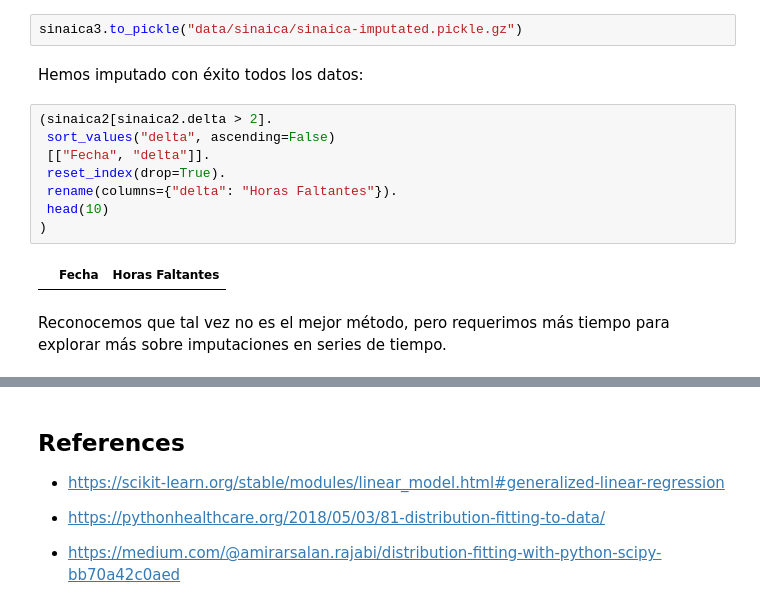
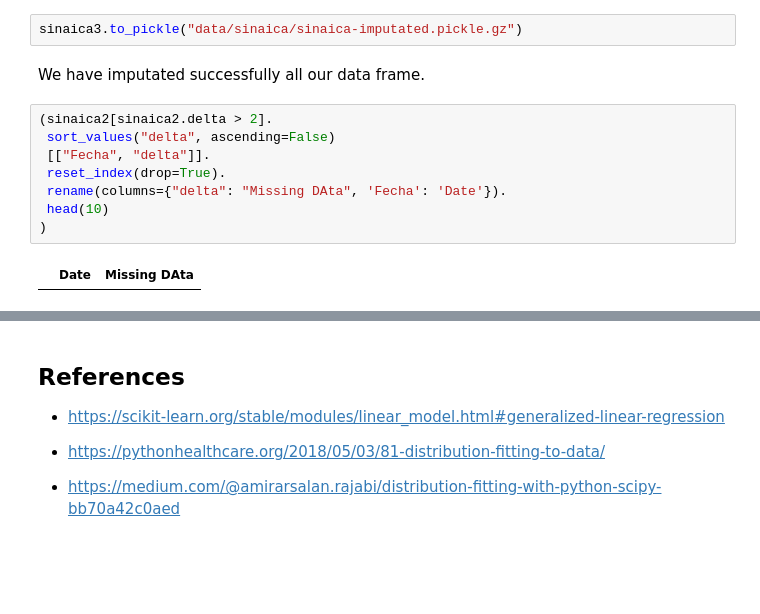
Before and after one commit to philwebsurfer/dlfinal, a Jupyter notebook: paper04_imputations_sinaica.ipynb, the cells around one changed output, grey strips where cells are left out. Drawn from its saved outputs; the diff is of its cells as text; blank space fills up the shorter version.

```diff
--- a/paper04_imputations_sinaica.ipynb
+++ b/paper04_imputations_sinaica.ipynb
@@ -1101,16 +1101,14 @@ sinaica3
 # %%
 sinaica3.to_pickle("data/sinaica/sinaica-imputated.pickle.gz")
-# %% [markdown]
-Hemos imputado con éxito todos los datos:
+# %% [markdown]
+We have imputated successfully all our data frame.
 # %%
 (sinaica2[sinaica2.delta > 2].
  sort_values("delta", ascending=False)
  [["Fecha", "delta"]].
  reset_index(drop=True).
- rename(columns={"delta": "Horas Faltantes"}).
+ rename(columns={"delta": "Missing DAta", 'Fecha': 'Date'}).
  head(10)
 )
 # %% [output]
-|  | Fecha | Horas Faltantes |
+|  | Date | Missing DAta |
-# %% [markdown]
-Reconocemos que tal vez no es el mejor método, pero requerimos más tiempo para explorar más sobre imputaciones en series de tiempo.
```
Also changed, not shown: parts of 26 cells of this notebook, 2 other files.
